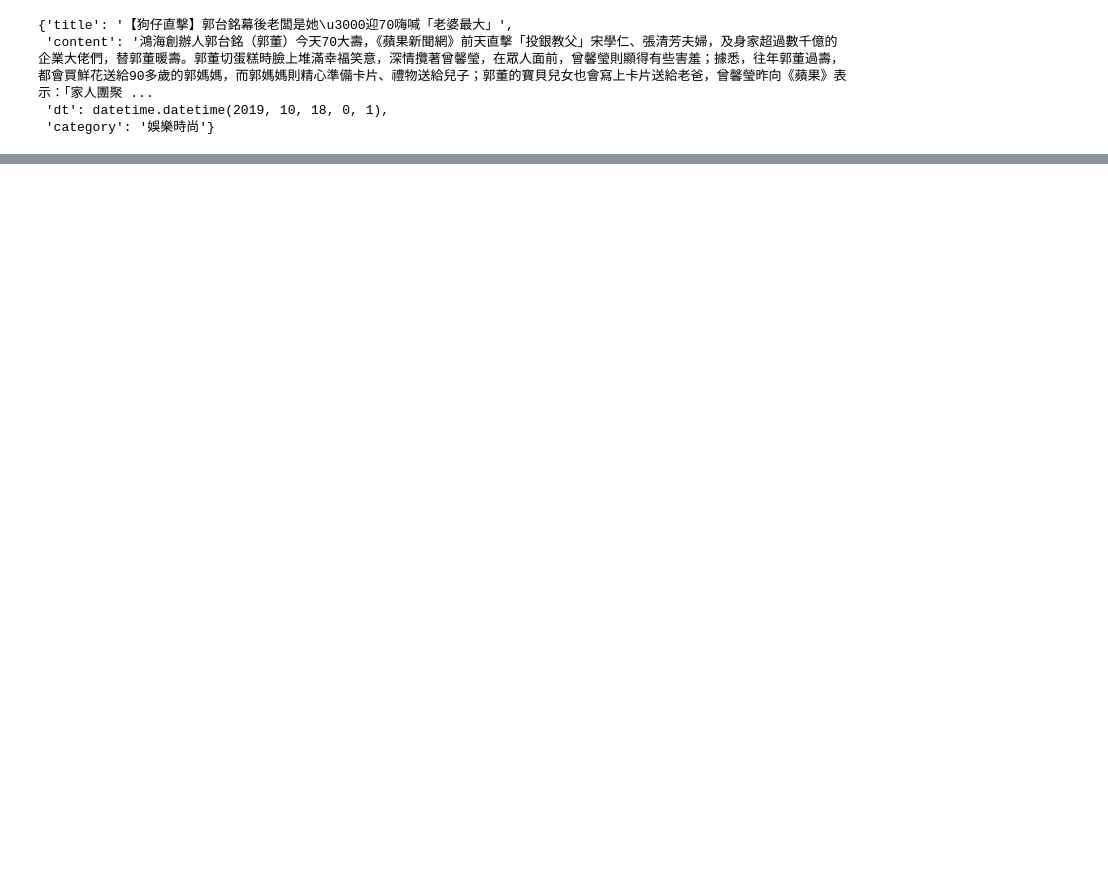
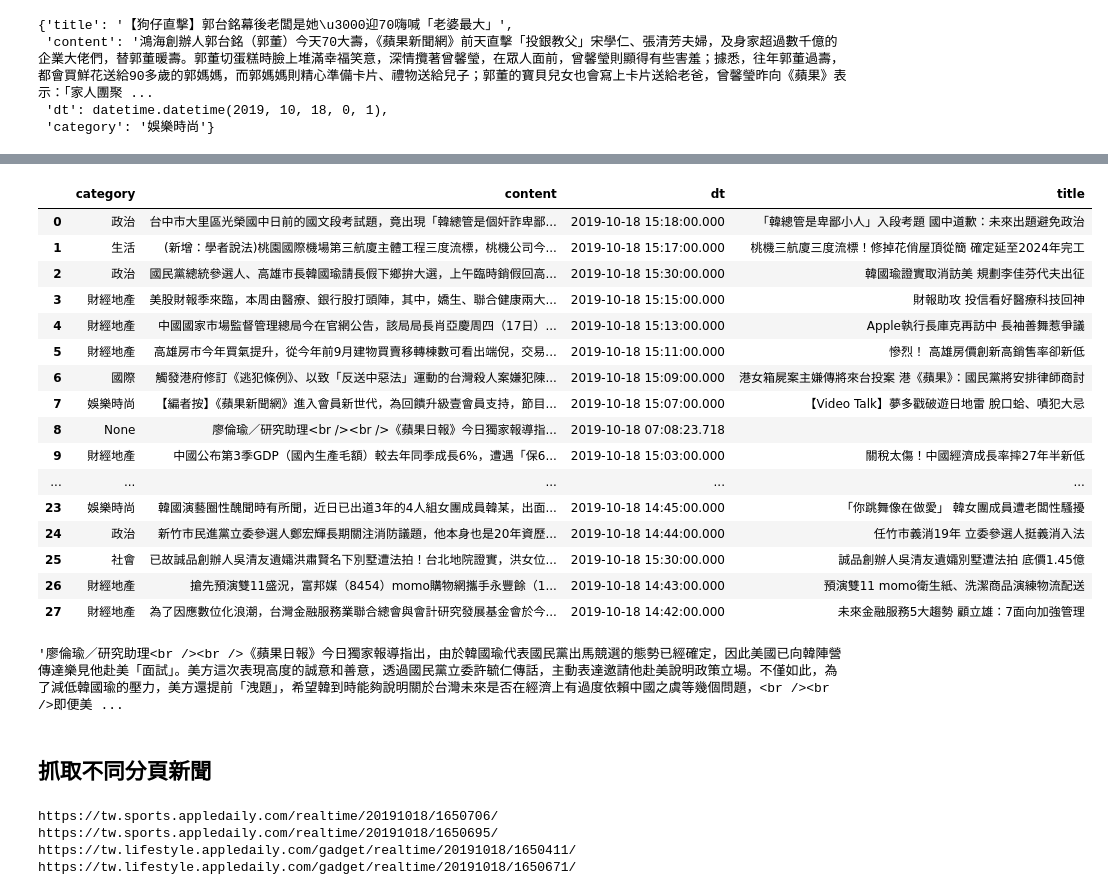
Before and after one commit to ywchiu/cathaytm, a Jupyter notebook: Demo20191018.ipynb, the cells around one changed output, grey strips where cells are left out. Drawn from its saved outputs; the diff is of its cells as text; code cells hidden in the pictures; blank space fills up the shorter version.

```diff
--- a/Demo20191018.ipynb
+++ b/Demo20191018.ipynb
@@ -371,0 +394,14 @@ pageDetail('https://tw.entertainment.appledaily.com/realtime/20191018/1650128')
+# %%
+import requests
+res  = requests.get('https://tw.appledaily.com/new/realtime')
+# %%
+from bs4 import BeautifulSoup
+soup = BeautifulSoup(res.text, 'lxml')
+# %%
+newsary = []
+for news in soup.select('li.rtddt a'):
+    url = news.get('href')
+    try:
+        newsary.append(pageDetail(url))
+    except Exception as e:
+        print(url)
@@ -371,0 +422,23 @@ pageDetail('https://tw.entertainment.appledaily.com/realtime/20191018/1650128')
+# %%
+import pandas
+newsdf = pandas.DataFrame(newsary)
+# %%
+newsdf
+# %% [output]
+|  | category | content | dt | title |
+| 0 | 政治 | 台中市大里區光榮國中日前的國文段考試題，竟出現「韓總管是個奸詐卑鄙... | 2019-10-18 15:18:00.000 | 「韓總管是卑鄙小人」入段考題 國中道歉：未來出題避免政治 |
+| 1 | 生活 | (新增：學者說法)桃園國際機場第三航廈主體工程三度流標，桃機公司今... | 2019-10-18 15:17:00.000 | 桃機三航廈三度流標！修掉花俏屋頂從簡 確定延至2024年完工 |
+| 2 | 政治 | 國民黨總統參選人、高雄市長韓國瑜請長假下鄉拚大選，上午臨時銷假回高... | 2019-10-18 15:30:00.000 | 韓國瑜證實取消訪美 規劃李佳芬代夫出征 |
+| 3 | 財經地產 | 美股財報季來臨，本周由醫療、銀行股打頭陣，其中，嬌生、聯合健康兩大... | 2019-10-18 15:15:00.000 | 財報助攻 投信看好醫療科技回神 |
+| 4 | 財經地產 | 中國國家市場監督管理總局今在官網公告，該局局長肖亞慶周四（17日）... | 2019-10-18 15:13:00.000 | Apple執行長庫克再訪中 長袖善舞惹爭議 |
+| 5 | 財經地產 | 高雄房市今年買氣提升，從今年前9月建物買賣移轉棟數可看出端倪，交易... | 2019-10-18 15:11:00.000 | 慘烈！ 高雄房價創新高銷售率卻新低 |
+| 6 | 國際 | 觸發港府修訂《逃犯條例》、以致「反送中惡法」運動的台灣殺人案嫌犯陳... | 2019-10-18 15:09:00.000 | 港女箱屍案主嫌傳將來台投案 港《蘋果》：國民黨將安排律師商討 |
+| 7 | 娛樂時尚 | 【編者按】《蘋果新聞網》進入會員新世代，為回饋升級壹會員支持，節目... | 2019-10-18 15:07:00.000 | 【Video Talk】夢多戳破遊日地雷 脫口蛤、嘖犯大忌 |
+| 8 | None | 廖倫瑜／研究助理<br /><br />《蘋果日報》今日獨家報導指... | 2019-10-18 07:08:23.718 |  |
+| 9 | 財經地產 | 中國公布第3季GDP（國內生產毛額）較去年同季成長6%，遭遇「保6... | 2019-10-18 15:03:00.000 | 關稅太傷！中國經濟成長率摔27年半新低 |
+| ... | ... | ... | ... | ... |
+| 23 | 娛樂時尚 | 韓國演藝圈性醜聞時有所聞，近日已出道3年的4人組女團成員韓某，出面... | 2019-10-18 14:45:00.000 | 「你跳舞像在做愛」 韓女團成員遭老闆性騷擾 |
+| 24 | 政治 | 新竹市民進黨立委參選人鄭宏輝長期關注消防議題，他本身也是20年資歷... | 2019-10-18 14:44:00.000 | 任竹市義消19年 立委參選人挺義消入法 |
+| 25 | 社會 | 已故誠品創辦人吳清友遺孀洪肅賢名下別墅遭法拍！台北地院證實，洪女位... | 2019-10-18 15:30:00.000 | 誠品創辦人吳清友遺孀別墅遭法拍 底價1.45億 |
+| 26 | 財經地產 | 搶先預演雙11盛況，富邦媒（8454）momo購物網攜手永豐餘（1... | 2019-10-18 14:43:00.000 | 預演雙11 momo衛生紙、洗潔商品演練物流配送 |
+| 27 | 財經地產 | 為了因應數位化浪潮，台灣金融服務業聯合總會與會計研究發展基金會於今... | 2019-10-18 14:42:00.000 | 未來金融服務5大趨勢 顧立雄：7面向加強管理 |
@@ -371,0 +448,26 @@ pageDetail('https://tw.entertainment.appledaily.com/realtime/20191018/1650128')
+# %%
+import re
+m = re.search('"content_elements":(\[.*?\]),',res.text)
+eval(m.group(1))[0]['content']
+# %% [output]
+'廖倫瑜／研究助理<br /><br />《蘋果日報》今日獨家報導指出，由於韓國瑜代表國民黨出馬競選的態勢已經確定，因此美國已向韓陣營傳達樂見他赴美「面試」。美方這次表現高度的誠意和善意，透過國民黨立委許毓仁傳話，主動表達邀請他赴美說明政策立場。不僅如此，為了減低韓國瑜的壓力，美方還提前「洩題」，希望韓到時能夠說明關於台灣未來是否在經濟上有過度依賴中國之虞等幾個問題，<br /><br />即便美 ...
+# %% [markdown]
+## 抓取不同分頁新聞
+# %%
+import requests
+newsurl = 'https://tw.appledaily.com/new/realtime/{}'
+newsary = []
+for i in range(1,3):
+    res = requests.get(newsurl.format(i))
+    soup = BeautifulSoup(res.text, 'lxml')
+    for news in soup.select('li.rtddt a'):
+        url = news.get('href')
+        try:
+            newsary.append(pageDetail(url))
+        except Exception as e:
+            print(url)
+# %% [output]
+https://tw.sports.appledaily.com/realtime/20191018/1650706/
+https://tw.sports.appledaily.com/realtime/20191018/1650695/
+https://tw.lifestyle.appledaily.com/gadget/realtime/20191018/1650411/
+https://tw.lifestyle.appledaily.com/gadget/realtime/20191018/1650671/
```
Also changed, not shown: parts of 9 cells of this notebook.
